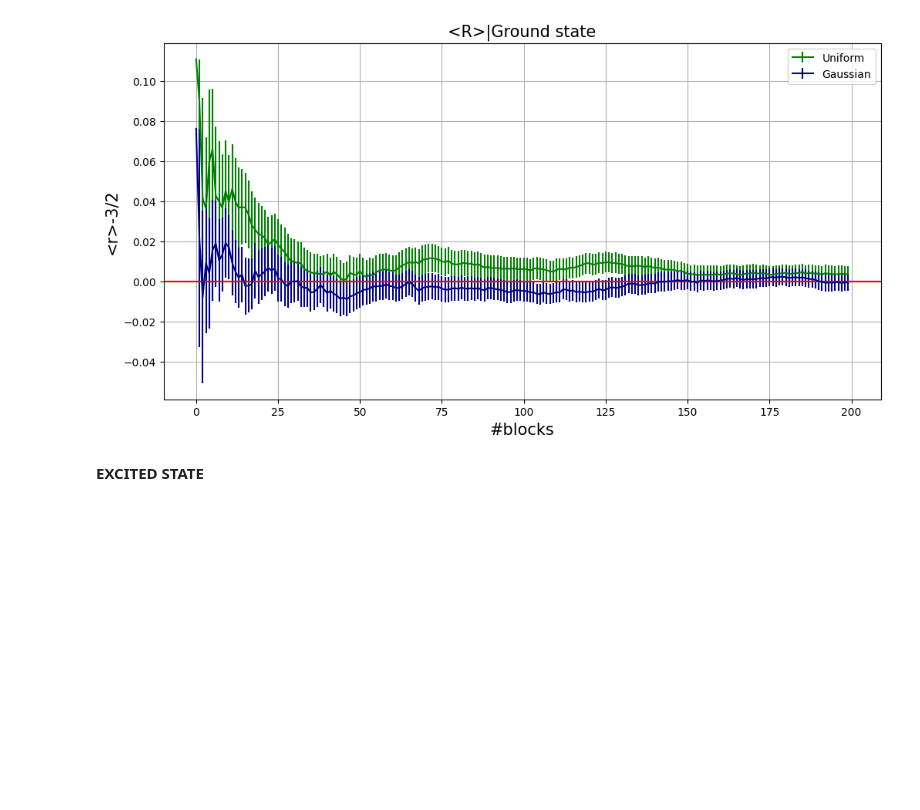
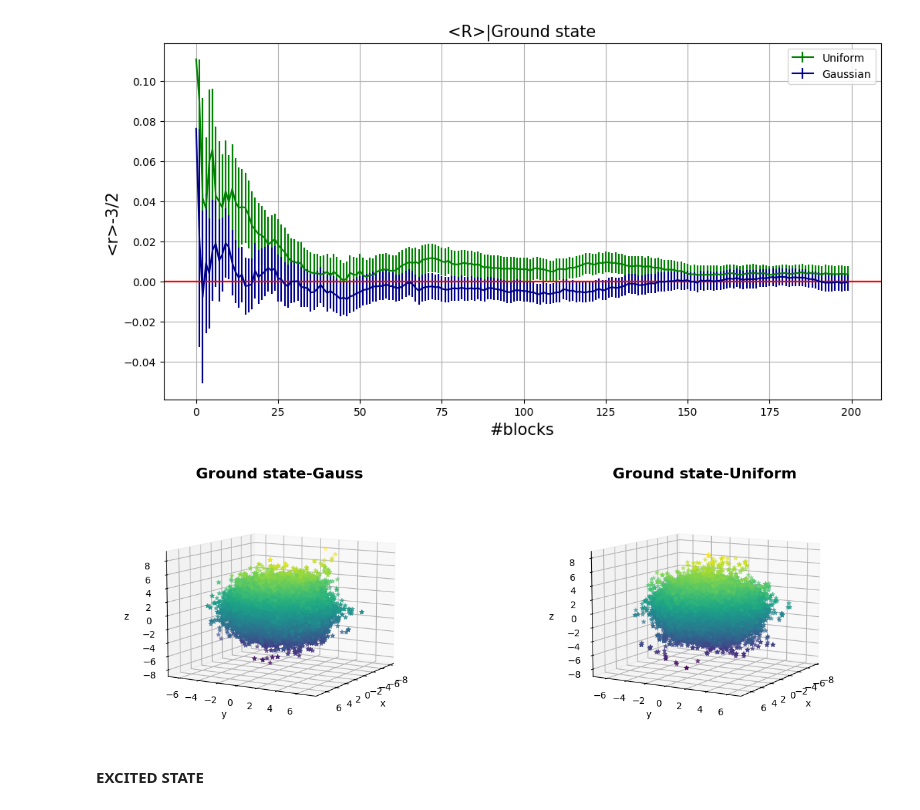
Before and after one commit to francescogrienti/NumericalSimulationLaboratory, a Jupyter notebook: LSN_lecture_05/notebook_5.ipynb, the cells around one changed output. Cells and saved outputs as stored; diff of their text form; code cells hidden in the pictures; blank space fills up the shorter version.

```diff
--- a/LSN_lecture_05/notebook_5.ipynb
+++ b/LSN_lecture_05/notebook_5.ipynb
@@ -81,6 +130,33 @@ plt.grid(True)
 plt.show()
 # %% [output]
 [figure]
+# %%
+x_gauss_GS,y_gauss_GS, z_gauss_GS  = np.loadtxt("results_xyz_gauss_GS.dat", unpack=True, usecols=(1,2,3))
+x_uniform_GS,y_uniform_GS, z_uniform_GS  = np.loadtxt("results_xyz_uniform_GS.dat", unpack=True, usecols=(1,2,3))
+
+fig, [ax1, ax2] = plt.subplots(1, 2, figsize=(15,5))
+ax1.axis('off')
+ax1 = fig.add_subplot(121, projection='3d')
+ax1.scatter(x_gauss_GS, y_gauss_GS, z_gauss_GS, c=z_gauss_GS, marker='*')
+ax1.set_xlabel('x')
+ax1.set_ylabel('y')
+ax1.set_zlabel('z')
+ax1.autoscale(enable=True, axis='both', tight=True)
+ax1.set_title('Ground state-Gauss', fontweight='bold', fontsize=16)
+ax1.view_init(10, 30)
+
+ax2.axis('off')
+ax2 = fig.add_subplot(122, projection='3d')
+ax2.scatter(x_uniform_GS, y_uniform_GS, z_uniform_GS, c=z_uniform_GS, marker='*')
+ax2.set_xlabel('x')
+ax2.set_ylabel('y')
+ax2.set_zlabel('z')
+ax2.autoscale(enable=True, axis='both', tight=True)
+ax2.set_title('Ground state-Uniform', fontweight='bold', fontsize=16)
+ax2.view_init(10, 30)
+plt.show()
+# %% [output]
+[figure, added]
 # %% [markdown]
 **EXCITED STATE**
 # %%
```
Also changed, not shown: parts of 6 cells of this notebook, 8 other files.
